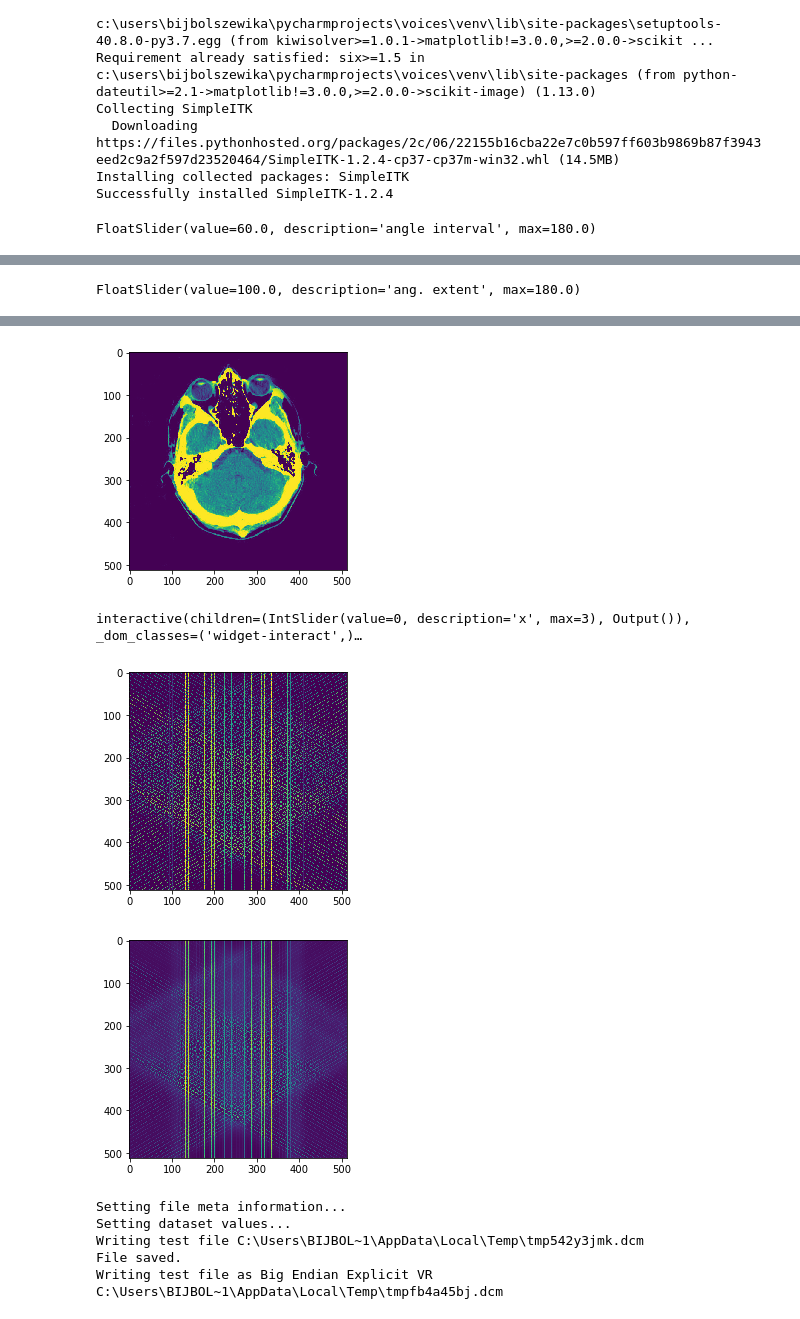
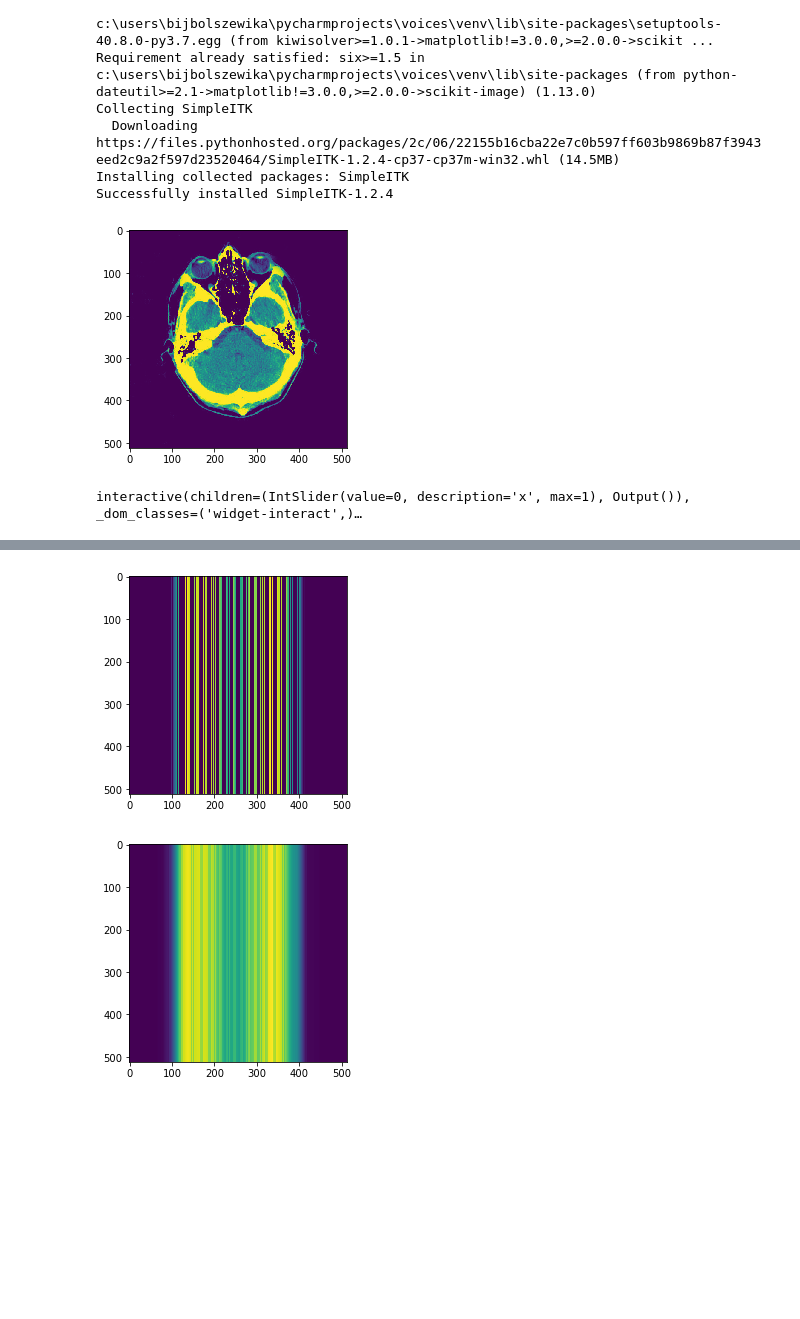
Before and after one commit to dokolyski/Tomography, a Jupyter notebook: tomograf.ipynb, the cells around one changed output, grey strips where cells are left out. Saved outputs shown, nothing was run; the diff lists cells and outputs as text; code cells hidden in the pictures; blank space fills up the shorter version.

```diff
--- a/tomograf.ipynb
+++ b/tomograf.ipynb
@@ -50,8 +50,24 @@ from pydicom.dataset import Dataset, FileDataset
 import SimpleITK as sitk
 
 
+
+def RMSE(matrix1, matrix2):
+    sum = 0
+
+    for y in range(matrix1.shape[0]):
+        for x in range(matrix1.shape[1]):
+            sum += (matrix1[y][x] - matrix2[y][x])**2
+
+    return sum**0.5
+
+def denoise(img):
+    estimatedSigma = np.mean(estimate_sigma(img, multichannel=True))
+    return denoise_nl_means(img, h=0.8 * estimatedSigma, fast_mode=True)
+
+
 #------------------------- CT "abstract" class
 class CT:
+
     def __init__(self, filepath, withAnimation):
         self.imgToProcess = self.readProcessedImage(filepath)
         self.showImgToProcess()
@@ -62,6 +78,7 @@ class CT:
         self.withAnimation = withAnimation
         self.resultStepByStep = None
         self.mapOfTransitionsStepByStep = None
+        self.RMSEwidget = None
 
     @abstractmethod
     def transformSinogramToResultImage(self, angleInterval, angularExtent):
@@ -108,10 +125,7 @@ class CT:
         plt.imshow(self.resultImage)
         plt.show()
 
-        estimatedSigma = np.mean(estimate_sigma(self.resultImage, multichannel=True))
-
-        self.resultImage = denoise_nl_means(self.resultImage, h=0.8 * estimatedSigma, fast_mode=True)
-        plt.imshow(self.resultImage)
+        plt.imshow(denoise(self.resultImage))
         plt.show()
 
 
@@ -140,6 +154,11 @@ class CT:
     def on_change(self, x=0):
         io.imshow(self.resultStepByStep[x])
         flush_figures()
+
+        rmse = RMSE(self.imgToProcess, self.resultStepByStep[x])
+
+        self.RMSEwidget = widgets.Label(value=str(rmse))
+        display(self.RMSEwidget)
 
     def normalizeStep(self, step):
         for x in range(len(self.mapOfTransitionsStepByStep[step])):
@@ -272,6 +291,8 @@ def saveDicom(img, path):
     print("Writing test file as Big Endian Explicit VR", filename_big_endian)
     ds.save_as(path)
 
+
+titleWidget = widgets.Label(value="CT")
 angleIntervalWidget = widgets.FloatSlider(description="angle interval", min=0, max=180, value=60)
 detectorsNumberWidget = widgets.IntSlider(description="det. number", value=80)
 angularExtentWidget = widgets.FloatSlider(description="ang. extent", min=0, max=180, value=100)
@@ -281,6 +302,7 @@ runConicalWidget = widgets.Button(description="Run conical")
 
 def runParallel(x):
     flush_figures()
+
     angleInterval = angleIntervalWidget.value * math.pi / 180
     detectorsNumber = detectorsNumberWidget.value
     angularExtent = angularExtentWidget.value * math.pi / 180
@@ -302,14 +324,24 @@ def runConical(x):
 
     saveDicom(p.getResultImage(),'patient.dcm')
 
-runParallelWidget.on_click(runParallel)
-runConicalWidget.on_click(runConical)
+# runParallelWidget.on_click(runParallel)
+# runConicalWidget.on_click(runConical)
 
-display(angleIntervalWidget)
-display(detectorsNumberWidget)
-display(angularExtentWidget)
+# display(titleWidget)
+# display(angleIntervalWidget)
+# display(detectorsNumberWidget)
+# display(angularExtentWidget)
 
-display(runParallelWidget)
-display(runConicalWidget)
+# display(runParallelWidget)
+# display(runConicalWidget)
+
+angleInterval = math.pi
+detectorsNumber = 180
+# angularExtent = 2 * math.pi / 180
+angularExtent = math.pi / 2.3
+
+p = ParallelCT('ct_scan.png', withAnimation=True)
+p.doCT(angleInterval, angularExtent, detectorsNumber)
 # %% [output]
+[figure]
-FloatSlider(value=60.0, description='angle interval', max=180.0)
+interactive(children=(IntSlider(value=0, description='x', max=1), Output()), _dom_classes=('widget-interact',)…
@@ -317 +347,0 @@ FloatSlider(value=60.0, description='angle interval', max=180.0)
-FloatSlider(value=100.0, description='ang. extent', max=180.0)
@@ -320,9 +348,2 @@ FloatSlider(value=100.0, description='ang. extent', max=180.0)
-[figure]
-interactive(children=(IntSlider(value=0, description='x', max=3), Output()), _dom_classes=('widget-interact',)…
-[figure, old version]
+[figure, new version]
-[figure, old version]
+[figure, new version]
-Setting file meta information...
-Setting dataset values...
-Writing test file C:\Users\BIJBOL~1\AppData\Local\Temp\tmp542y3jmk.dcm
-File saved.
-Writing test file as Big Endian Explicit VR C:\Users\BIJBOL~1\AppData\Local\Temp\tmpfb4a45bj.dcm
```
Also changed, not shown: parts of 1 cell of this notebook.
